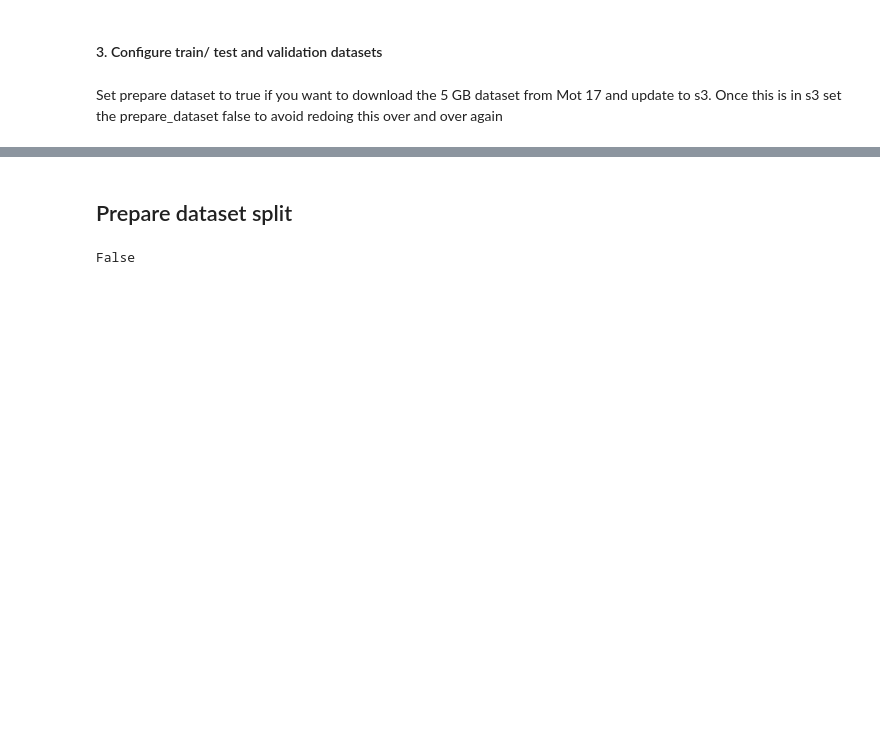
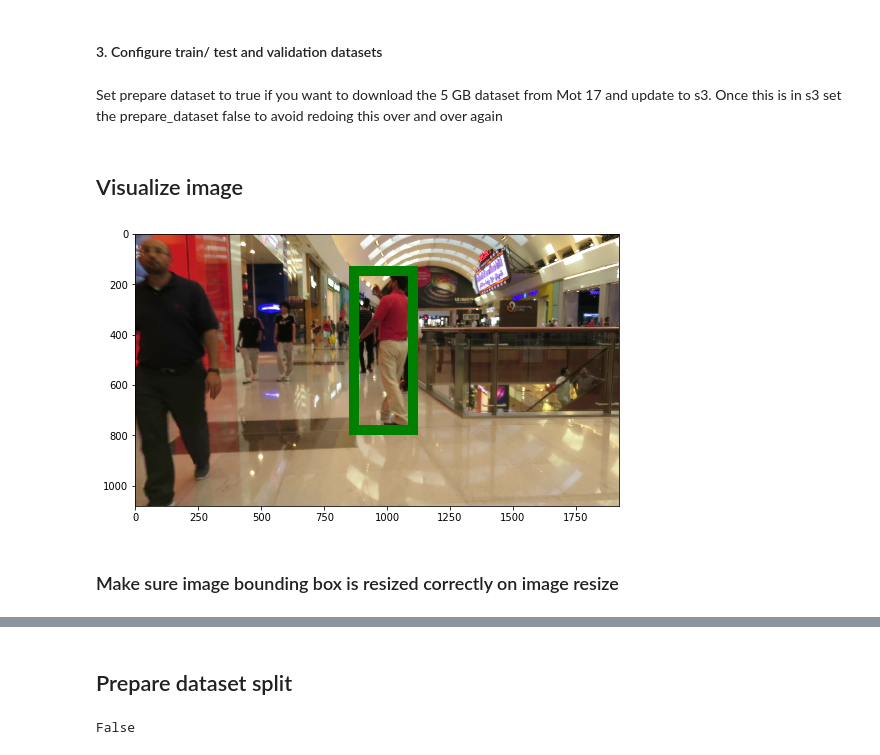
Before and after one commit to elangovana/object-tracking, a Jupyter notebook: Sagemaker.ipynb, the cells around one changed output, grey strips where cells are left out. Cells and saved outputs as stored; diff of their text form; code cells hidden in the pictures; blank space fills up the shorter version.

```diff
--- a/Sagemaker.ipynb
+++ b/Sagemaker.ipynb
@@ -63,3 +67,9 @@ s3_output_path= "s3://{}/market1501_output/".format(bucket)
 s3_sample_train="s3://{}/motsample/train/".format(bucket)
 
 s3_sample_val="s3://{}/motsample/val/".format(bucket)
+# %% [markdown]
+## Visualize image
+# %%
+sample_image = "tests/data/clips/MOT17-11-SDP/img1/000001.jpg"
+px, py, w,h=867,145,236,635
+im_w,im_h=1920, 1080
@@ -65,0 +80,22 @@ s3_sample_val="s3://{}/motsample/val/".format(bucket)
+# %%
+
+
+im = np.array(Image.open(sample_image), dtype=np.uint8)
+
+# Create figure and axes
+fig,ax = plt.subplots(1, figsize=(im_w//200,im_h//200))
+
+# Display the image
+ax.imshow(im)
+
+# Create a Rectangle patch
+rect = patches.Rectangle((px,py),w,h,linewidth=10,edgecolor='g',facecolor='none')
+
+# Add the patch to the Axes
+ax.add_patch(rect)
+
+plt.show()
+# %% [output]
+[figure, added]
+# %% [markdown]
+### Make sure image bounding box is resized correctly on image resize
```
Also changed, not shown: parts of 4 cells of this notebook.
